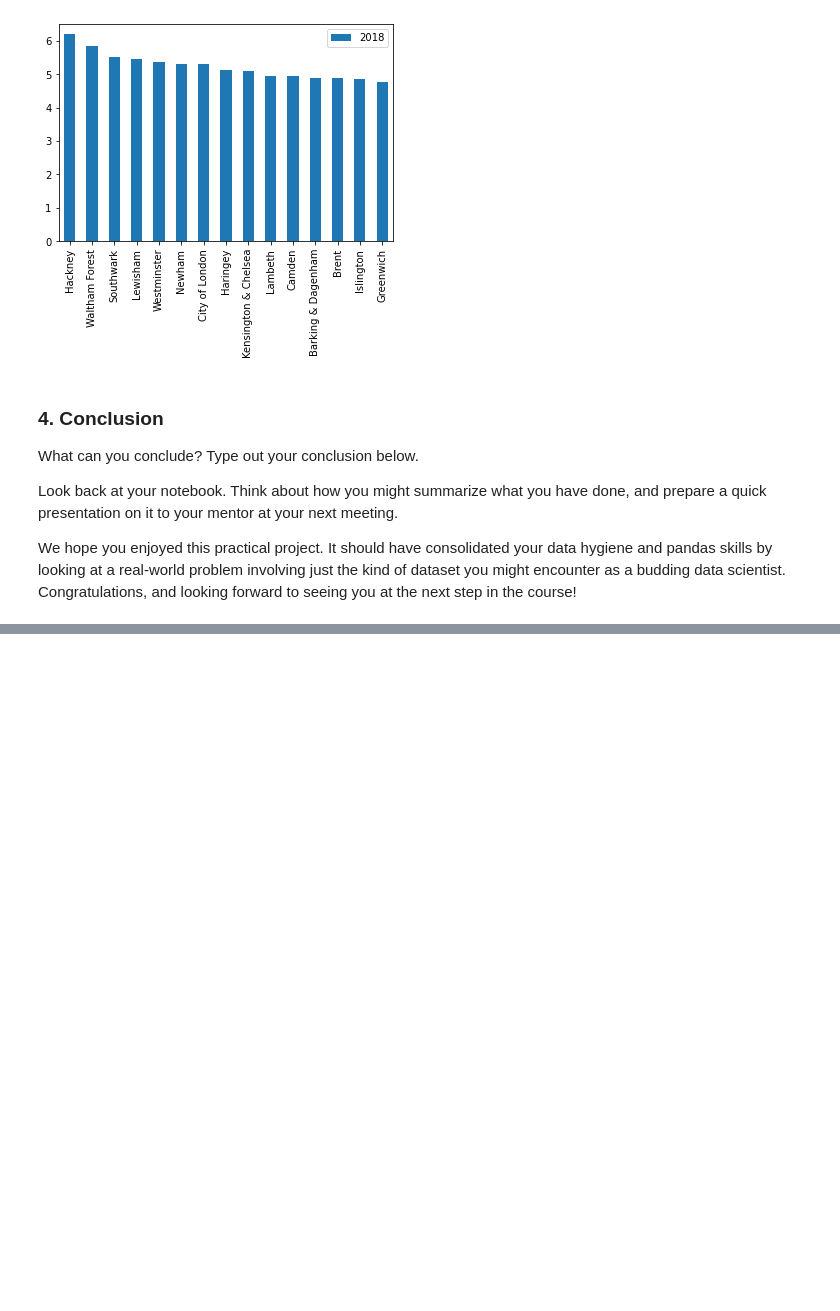
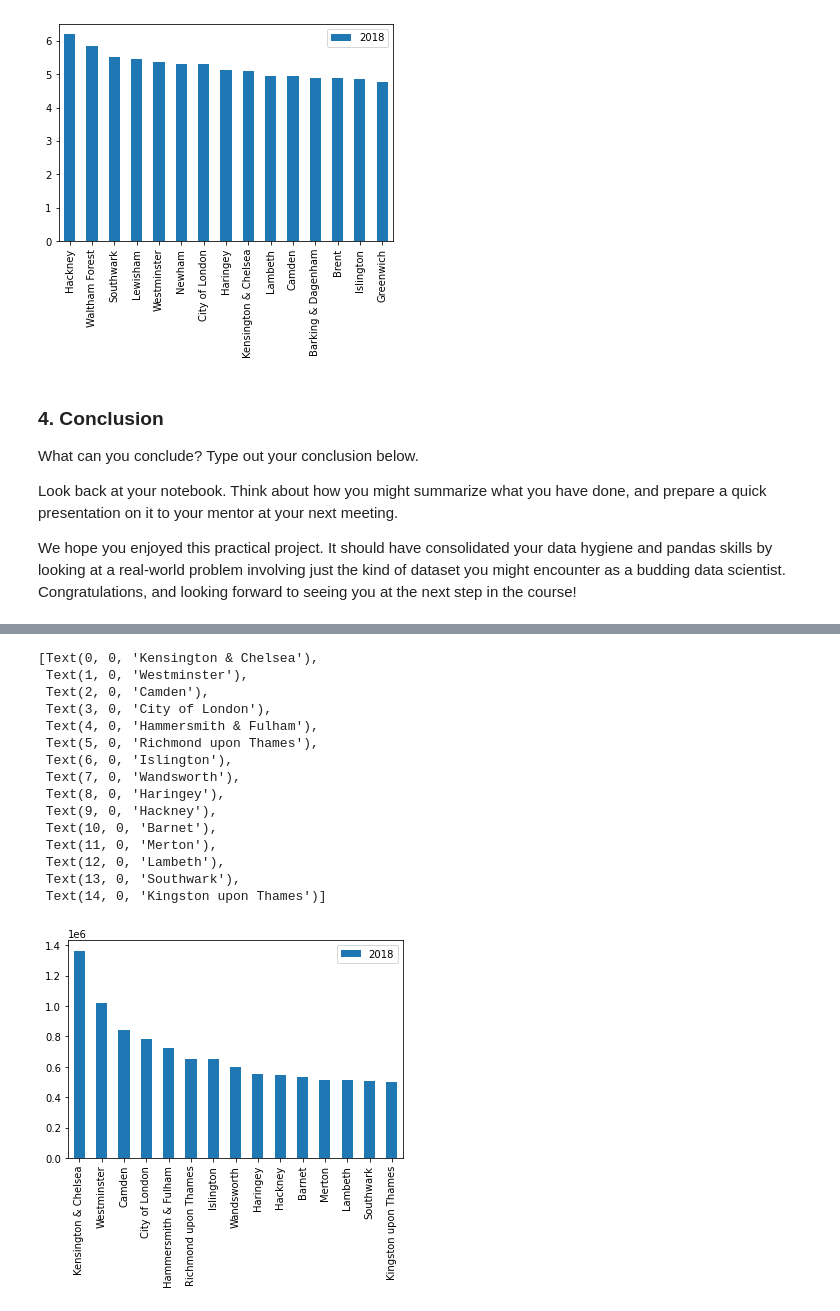
Before and after one commit to jdc17/Data-Science-Career-Track, a Jupyter notebook: Unit 4 Challenge - Tier 3.ipynb, the cells around one changed output, grey strips where cells are left out. Drawn from its saved outputs; the diff is of its cells as text; code cells hidden in the pictures; blank space fills up the shorter version.

```diff
--- a/Unit 4 Challenge - Tier 3.ipynb
+++ b/Unit 4 Challenge - Tier 3.ipynb
@@ -622,3 +624,12 @@ What can you conclude? Type out your conclusion below.
 Look back at your notebook. Think about how you might summarize what you have done, and prepare a quick presentation on it to your mentor at your next meeting.
 
 We hope you enjoyed this practical project. It should have consolidated your data hygiene and pandas skills by looking at a real-world problem involving just the kind of dataset you might encounter as a budding data scientist. Congratulations, and looking forward to seeing you at the next step in the course!
+# %%
+def get_price(check_borough):
+    price = float(check_borough['Average_price'][check_borough['Year']==2018])
+    return price
+# %%
+for b in dfg['London_Borough'].unique():
+    borough = dfg[dfg['London_Borough'] == b]
+    final[b] = get_price(borough)
+print(final)
@@ -624,0 +638,2 @@ We hope you enjoyed this practical project. It should have consolidated your dat
+# %%
+df_price = pd.DataFrame(list(final.items()),columns = ['Borough','2018'])
@@ -624,0 +649,3 @@ We hope you enjoyed this practical project. It should have consolidated your dat
+# %%
+top15_price= df_price.sort_values(by='2018',ascending=False).head(15)
+print(top15_price)
@@ -624,0 +669,20 @@ We hope you enjoyed this practical project. It should have consolidated your dat
+# %%
+ax = top15_price[['Borough','2018']].plot(kind='bar')
+ax.set_xticklabels(top15_price.Borough)
+# %% [output]
+[Text(0, 0, 'Kensington & Chelsea'),
+ Text(1, 0, 'Westminster'),
+ Text(2, 0, 'Camden'),
+ Text(3, 0, 'City of London'),
+ Text(4, 0, 'Hammersmith & Fulham'),
+ Text(5, 0, 'Richmond upon Thames'),
+ Text(6, 0, 'Islington'),
+ Text(7, 0, 'Wandsworth'),
+ Text(8, 0, 'Haringey'),
+ Text(9, 0, 'Hackney'),
+ Text(10, 0, 'Barnet'),
+ Text(11, 0, 'Merton'),
+ Text(12, 0, 'Lambeth'),
+ Text(13, 0, 'Southwark'),
+ Text(14, 0, 'Kingston upon Thames')]
+[figure, added]
```
Also changed, not shown: parts of 18 cells of this notebook.
